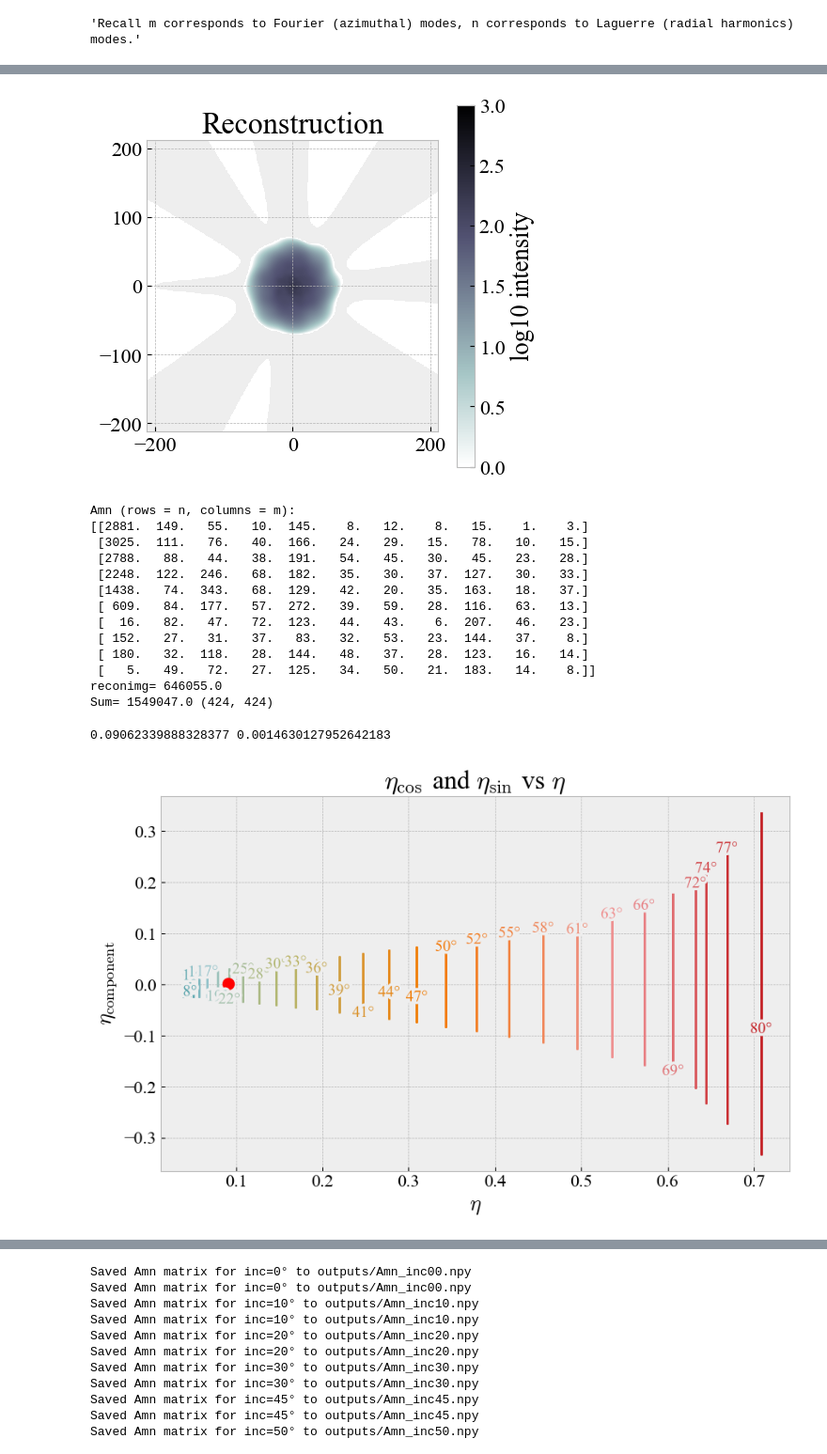
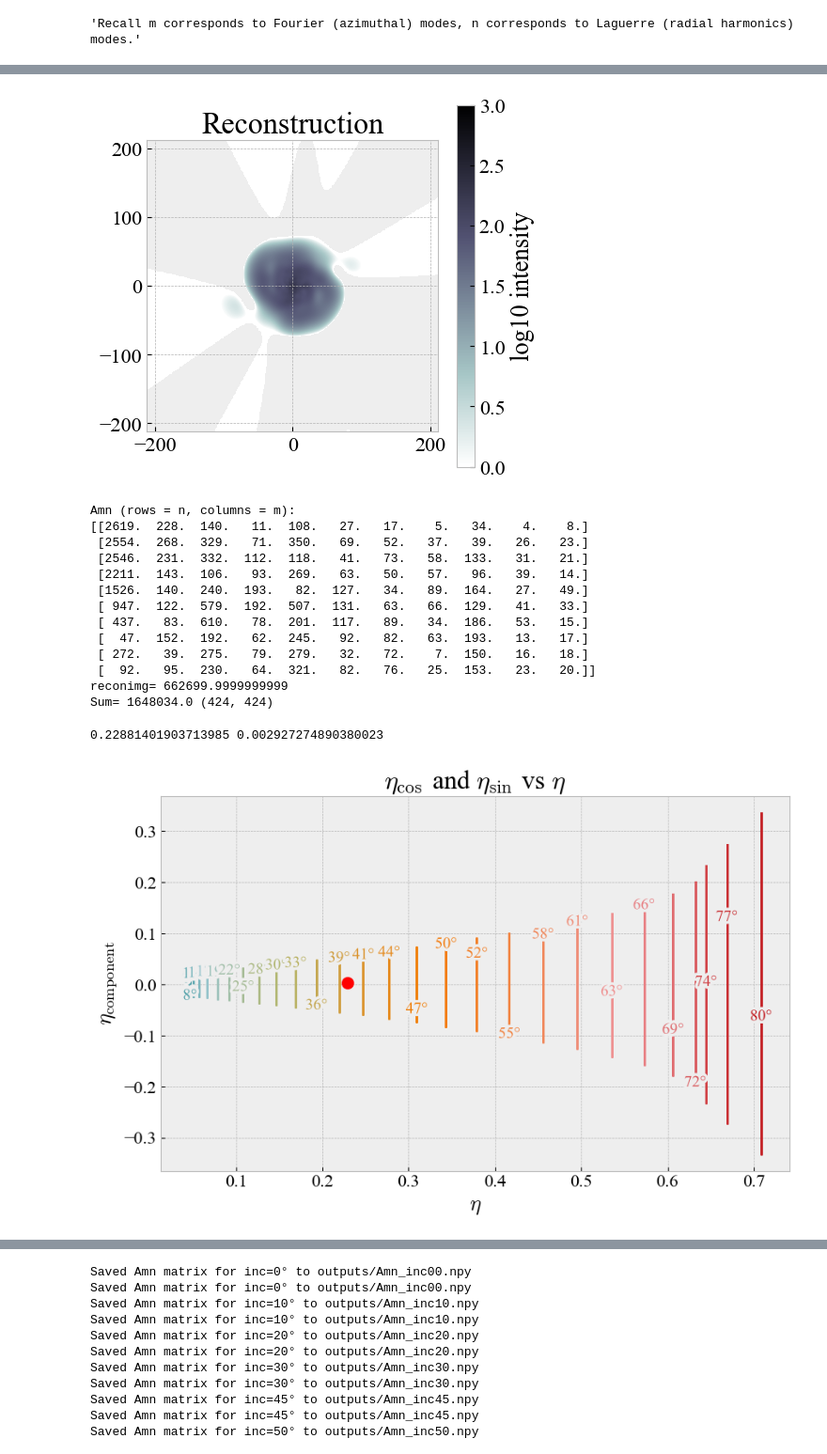
Before and after one commit to meganhmartinez/Sonification, a Jupyter notebook: Expansions.ipynb, the cells around one changed output, grey strips where cells are left out. Shown at 94% size. Cells and saved outputs as stored; diff of their text form; code cells hidden in the pictures.

```diff
--- a/Expansions.ipynb
+++ b/Expansions.ipynb
@@ -186,12 +186,12 @@ rmax= 212
 a=5
 N=100000
 #Load the image as a 2D float array
-file = "295140.jpg"
+file = "290722.jpg"
 gray = np.array(Image.open(file).convert("L"), dtype=float)  # shape (h, w)
 
 h, w = gray.shape
 cx, cy = w//2, h//2
-radius = 60  # in pixels
+radius = 65 # in pixels
 print(f"Image size: {w}x{h} pixels, radius={radius} pixels")
 # Build the circular mask
 y, x = np.indices((h,w))
@@ -338,19 +338,19 @@ Image size: 424x424 pixels, radius=60 pixels
-[figure, old version]
+[figure, new version]
 Amn (rows = n, columns = m):
-[[2881.  149.   55.   10.  145.    8.   12.    8.   15.    1.    3.]
- [3025.  111.   76.   40.  166.   24.   29.   15.   78.   10.   15.]
- [2788.   88.   44.   38.  191.   54.   45.   30.   45.   23.   28.]
- [2248.  122.  246.   68.  182.   35.   30.   37.  127.   30.   33.]
- [1438.   74.  343.   68.  129.   42.   20.   35.  163.   18.   37.]
- [ 609.   84.  177.   57.  272.   39.   59.   28.  116.   63.   13.]
- [  16.   82.   47.   72.  123.   44.   43.    6.  207.   46.   23.]
- [ 152.   27.   31.   37.   83.   32.   53.   23.  144.   37.    8.]
- [ 180.   32.  118.   28.  144.   48.   37.   28.  123.   16.   14.]
- [   5.   49.   72.   27.  125.   34.   50.   21.  183.   14.    8.]]
-reconimg= 646055.0
-Sum= 1549047.0 (424, 424)
+[[2619.  228.  140.   11.  108.   27.   17.    5.   34.    4.    8.]
+ [2554.  268.  329.   71.  350.   69.   52.   37.   39.   26.   23.]
+ [2546.  231.  332.  112.  118.   41.   73.   58.  133.   31.   21.]
+ [2211.  143.  106.   93.  269.   63.   50.   57.   96.   39.   14.]
+ [1526.  140.  240.  193.   82.  127.   34.   89.  164.   27.   49.]
+ [ 947.  122.  579.  192.  507.  131.   63.   66.  129.   41.   33.]
+ [ 437.   83.  610.   78.  201.  117.   89.   34.  186.   53.   15.]
+ [  47.  152.  192.   62.  245.   92.   82.   63.  193.   13.   17.]
+ [ 272.   39.  275.   79.  279.   32.   72.    7.  150.   16.   18.]
+ [  92.   95.  230.   64.  321.   82.   76.   25.  153.   23.   20.]]
+reconimg= 662699.9999999999
+Sum= 1648034.0 (424, 424)
-0.09062339888328377 0.0014630127952642183
+0.22881401903713985 0.002927274890380023
-[figure, old version]
+[figure, new version]
 # %%
 def cos_function(x, A, B, C, D):
 
```
Also changed, not shown: parts of 6 cells of this notebook, 31 other files.
